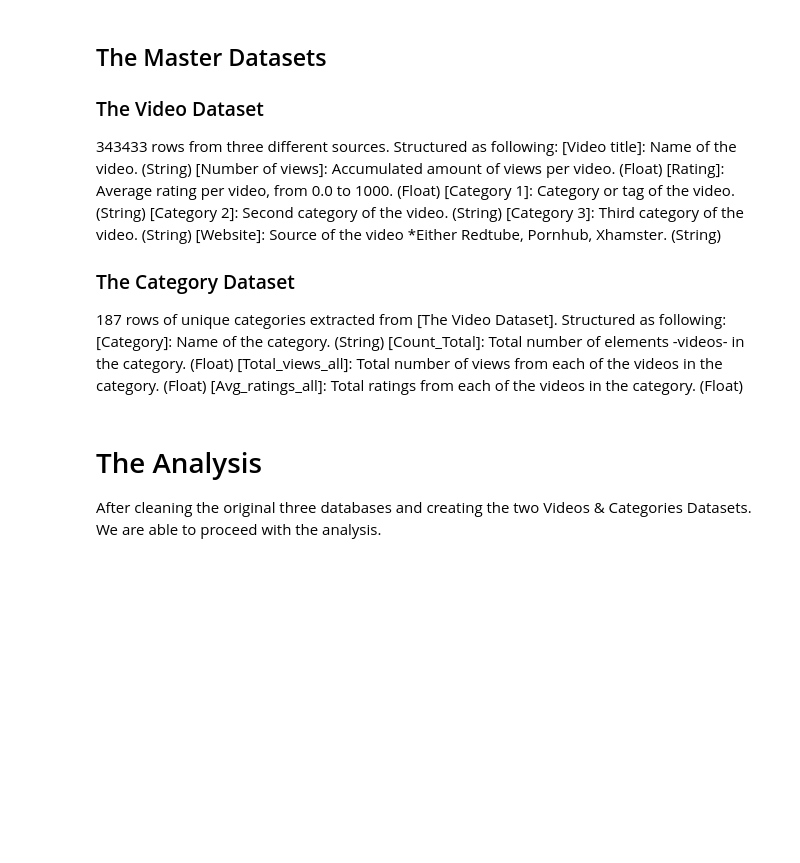
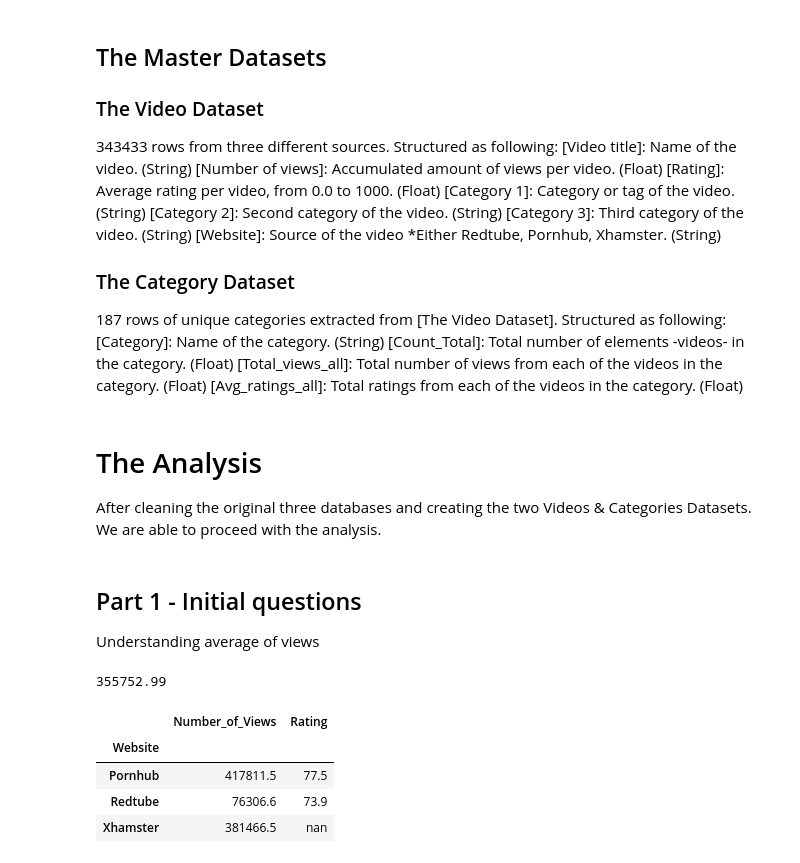
Before and after one commit to jaumevr15/Project-Week-3-Data-Thieves, a Jupyter notebook: your-project/Paper.ipynb, the cells around one changed output. Saved outputs shown, nothing was run; the diff lists cells and outputs as text; code cells hidden in the pictures; blank space fills up the shorter version.

```diff
--- a/your-project/Paper.ipynb
+++ b/your-project/Paper.ipynb
@@ -218,3 +218,32 @@ df_final.head()
 # %% [markdown]
 # The Analysis
 After cleaning the original three databases and creating the two Videos & Categories Datasets. We are able to proceed with the analysis.
+# %% [markdown]
+## Part 1 - Initial questions
+Understanding average of views
+# %%
+#We use the original df chart named as data
+data = df
+
+# Mean number of views for all the videos, from the three websites combined
+"""
+Each video from our population has an average of 355753 views
+"""
+round(data.Number_of_Views.mean(),2)
+# %% [output]
+355752.99
+# %%
+# Mean number of views per website
+web_mean = data.groupby("Website").mean()
+"""
+We can see how in the analyzed population, Pornhub has the most views and best rating.
+Xhamster dataset did not include ratings, we are missing this information.
+Redtube dataset has been made from random videos which can explain why the views is so low.
+"""
+web_mean
+# %% [output]
+|  | Number_of_Views | Rating |
+| Website |  |  |
+| Pornhub | 417811.5 | 77.5 |
+| Redtube | 76306.6 | 73.9 |
+| Xhamster | 381466.5 | nan |
```
Also changed, not shown: parts of 7 cells of this notebook, 1 other file.
